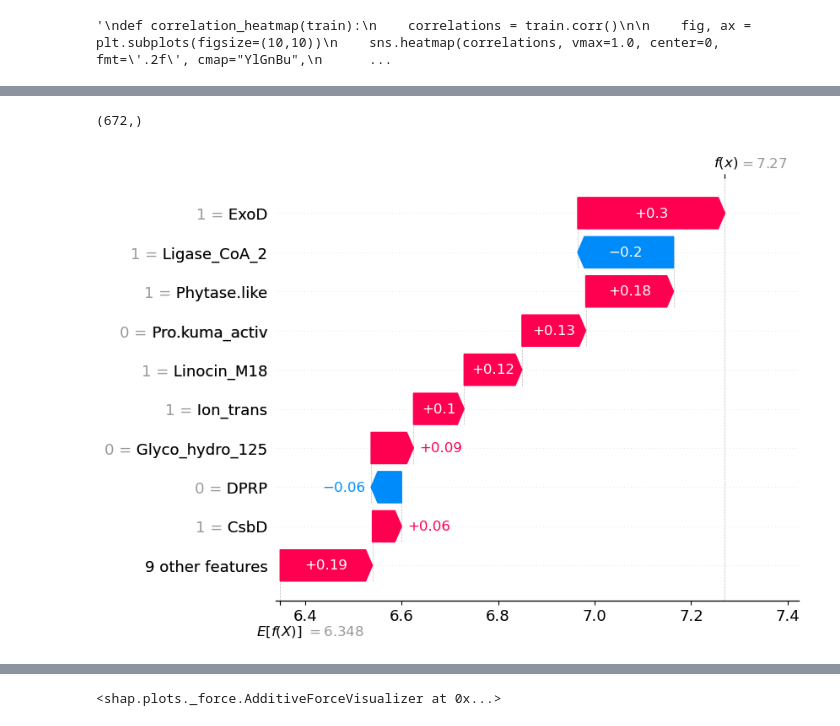
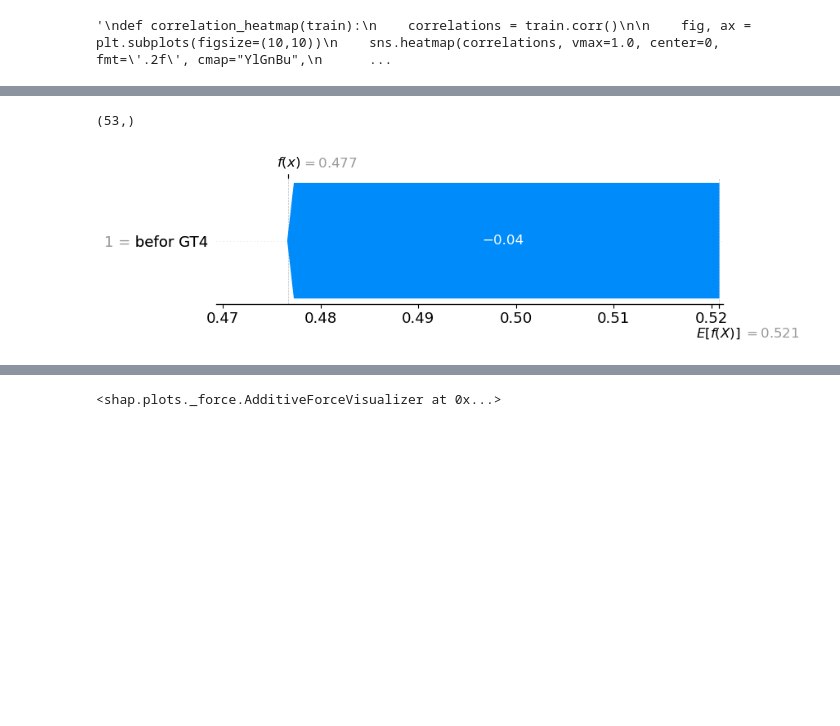
Before and after one commit to xug15/BCP, a Jupyter notebook: script/learn_code_meaning.ipynb, the cells around one changed output, grey strips where cells are left out. Cells and saved outputs as stored; diff of their text form; code cells hidden in the pictures; blank space fills up the shorter version.

```diff
--- a/script/learn_code_meaning.ipynb
+++ b/script/learn_code_meaning.ipynb
@@ -109,3 +110,10 @@ gene_list = list(df) # 获取dataframe的列名，输出结果为list结构
 gene_list.pop(0) # 删除list中的第0个元素，即pH.preference这个字符串，剩下的元素都是基因type字符串
 # %% [output]
 'pH.preference'
+# %%
+
+df = pd.read_csv('../data/ml/hn.ml.cazymesml.full.csv')
+
+
+gene_list = list(df) # 获取dataframe的列名，输出结果为list结构
+#gene_list.pop(0) # 删除list中的第0个元素，即pH.preference这个字符串，剩下的元素都是基因type字符串
@@ -1143,13 +1113,13 @@ shap.summary_plot(shap_values, X_perm)
 # %%
 shap_values.base_values.shape # 我自己写的，想查看下shap_values里面的一维数组的元素个数。为672个。就是对应原始数据ASV的个数，即行数。
 # %% [output]
-(672,)
+(53,)
 # %%
-shap.plots.waterfall(shap_values[671]) # 查看最后一个特征对预测的贡献程度。
+shap.plots.waterfall(shap_values[1]) # 查看最后一个特征对预测的贡献程度。
 # 蓝色条显示某一特定特征在多大程度上降低了预测的值。
 # 红条显示了一个特定的特征在多大程度上增加了预测值。
 # %% [output]
-[figure, old version]
+[figure, new version]
 # %%
 shap.plots.bar(shap_values[0], show_data=True)
 # 将一行 SHAP 值传递给条形图函数会创建一个局部特征重要性图，
```
Also changed, not shown: parts of 105 cells of this notebook, 26 other files.
